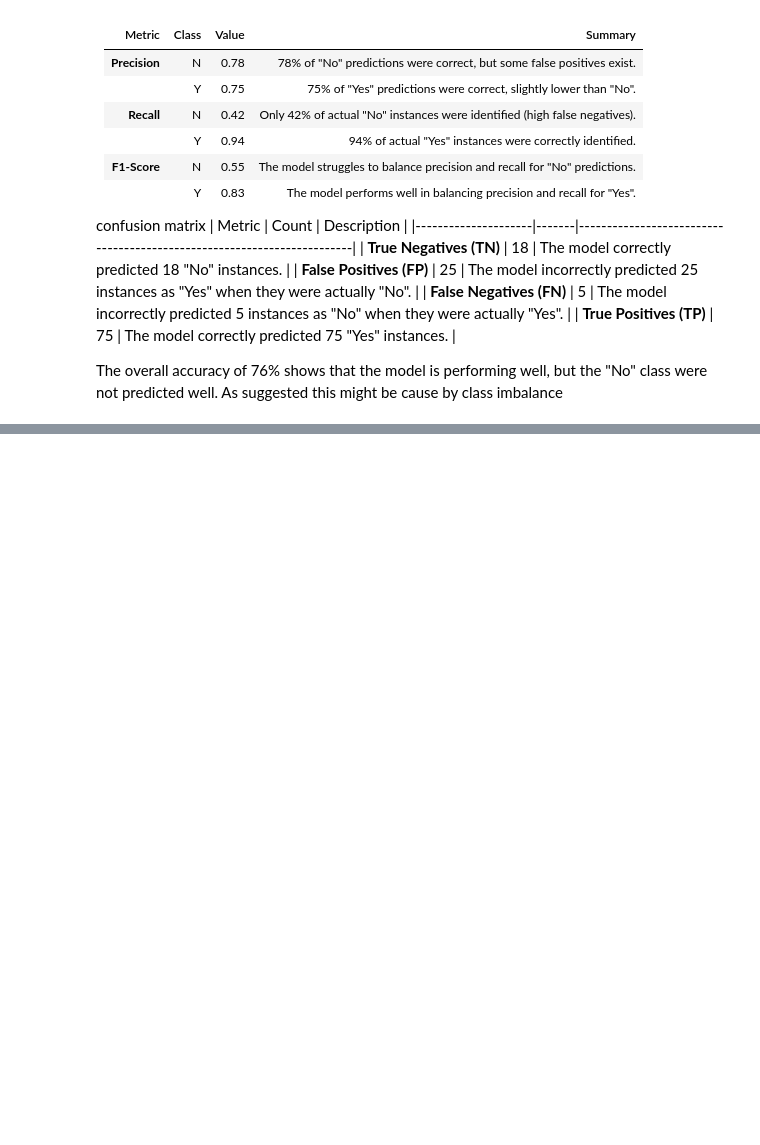
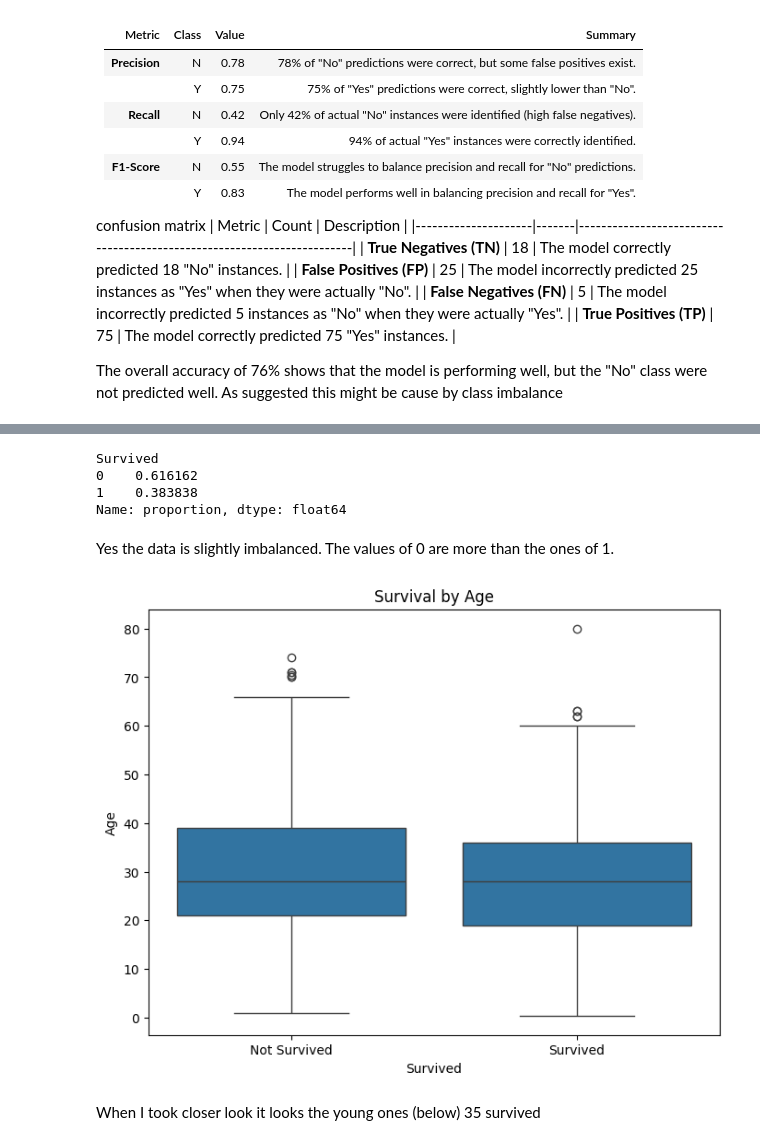
Before and after one commit to ayebaishmo/Loan_ML, a Jupyter notebook: Ayebazibwe_Ishmael.ipynb, the cells around one changed output, grey strips where cells are left out. Drawn from its saved outputs; the diff is of its cells as text; code cells hidden in the pictures; blank space fills up the shorter version.

```diff
--- a/Ayebazibwe_Ishmael.ipynb
+++ b/Ayebazibwe_Ishmael.ipynb
@@ -786,0 +809,4 @@ As suggested this might be cause by class imbalance
+# %%
+# I will start by importing my titanic dataset
+df = pd.read_csv("C:/Users/ISHMO_CT/Desktop/projects/Loan_ML/Data/titanic/train.csv")
+df.head()
@@ -786,0 +832,8 @@ As suggested this might be cause by class imbalance
+# %%
+# I will set the passenger id index since I will not use it in creating the model
+# Because it is unique throught it might not help in predicting
+df = df.set_index("PassengerId")
+# %%
+# I will drop the name column too. it is also unique through so it might not help me in my model
+df = df.drop(columns="Name")
+df.head()
@@ -786,0 +1124,22 @@ As suggested this might be cause by class imbalance
+# %%
+# 1. Lets check if the data has imbalanced target values
+print(df['Survived'].value_counts(normalize=True))
+# %% [output]
+Survived
+0    0.616162
+1    0.383838
+Name: proportion, dtype: float64
+# %% [markdown]
+Yes the data is slightly imbalanced.
+The values of 0 are more than the ones of 1.
+# %%
+# 2. I will find out the survival rate by age using box plot
+plt.figure(figsize=(8, 6))
+sns.boxplot(data=df, x='Survived', y='Age')
+plt.title('Survival by Age')
+plt.xticks([0, 1], ['Not Survived', 'Survived'])
+plt.show()
+# %% [output]
+[figure, added]
+# %% [markdown]
+When I took closer look it looks the young ones (below) 35 survived
```
Also changed, not shown: parts of 42 cells of this notebook, 2 other files.
